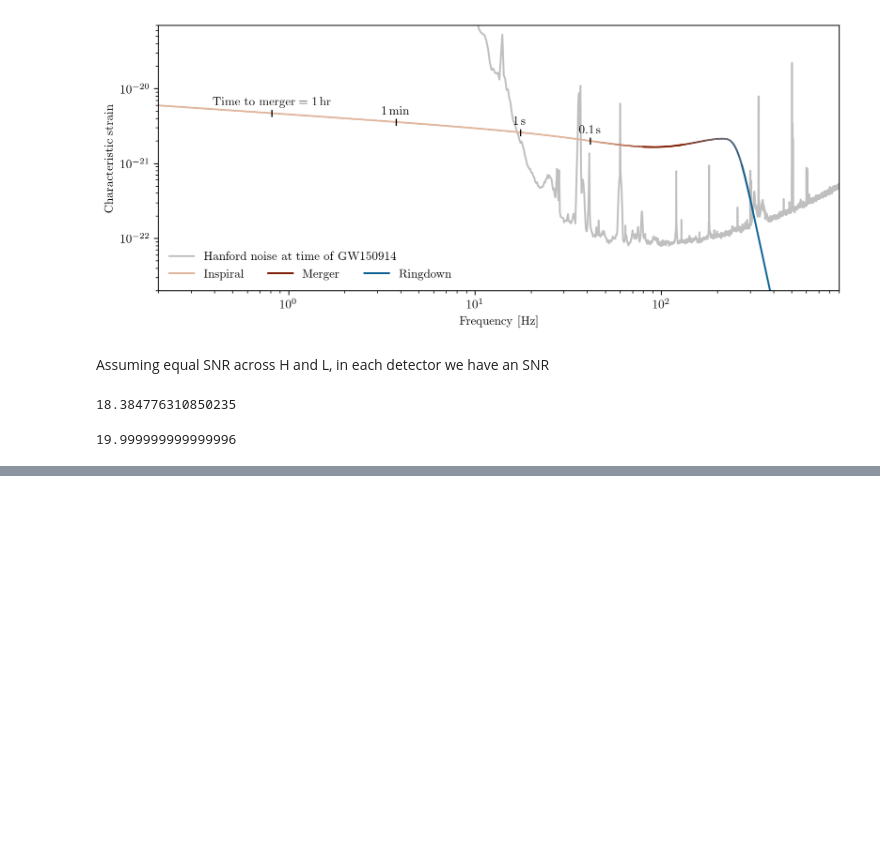
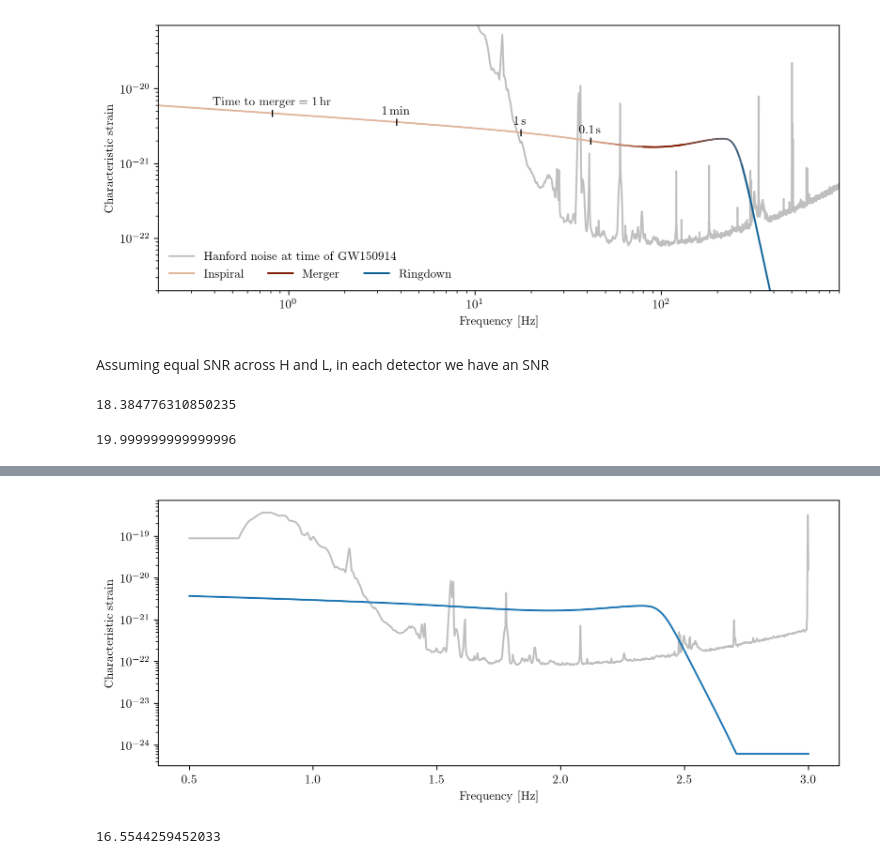
Before and after one commit to eliotfinch/thesis, a Jupyter notebook: Figures/Introduction/fd_waveform.ipynb, the cells around one changed output, grey strips where cells are left out. Cells and saved outputs as stored; diff of their text form; code cells hidden in the pictures; blank space fills up the shorter version.

```diff
--- a/Figures/Introduction/fd_waveform.ipynb
+++ b/Figures/Introduction/fd_waveform.ipynb
@@ -291,0 +316,28 @@ np.sqrt(26**2/2)
+# %%
+f_interp = np.linspace(0.5, 3, 1000)
+# %%
+hc = np.interp(f_interp, np.log10(fs), h_plot)
+hn = np.interp(f_interp, np.log10(asd_f_plot), asd_plot)
+# %%
+fig, ax = plt.subplots(figsize=(10,4), dpi=200)
+
+ax.plot(f_interp, hn, c='k', alpha=0.25)
+ax.plot(f_interp, hc)
+
+
+xlim = [np.log10(0.2), np.log10(900)]
+ylim = [2e-23, 7e-20]
+
+# ax.set_xlim(xlim)
+# ax.set_ylim(ylim)
+
+ax.set_yscale('log')
+
+ax.set_ylabel('Characteristic strain')
+_ = ax.set_xlabel('Frequency [Hz]')
+# %% [output]
+[figure, added]
+# %%
+np.sqrt(np.trapz((hc/hn)**2, x=f_interp))
+# %% [output]
+16.5544259452033
```
Also changed, not shown: parts of 6 cells of this notebook, 3 other files.
